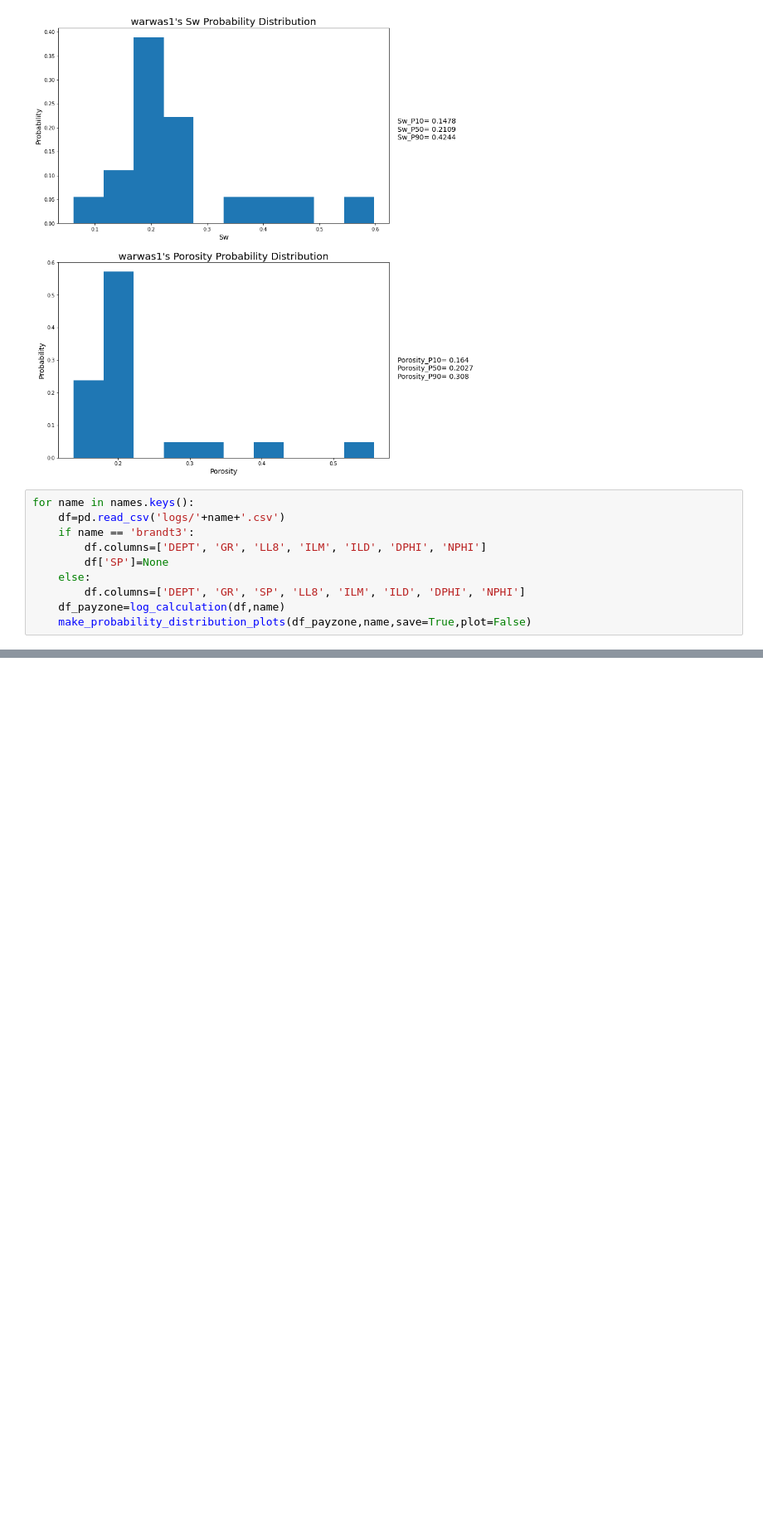
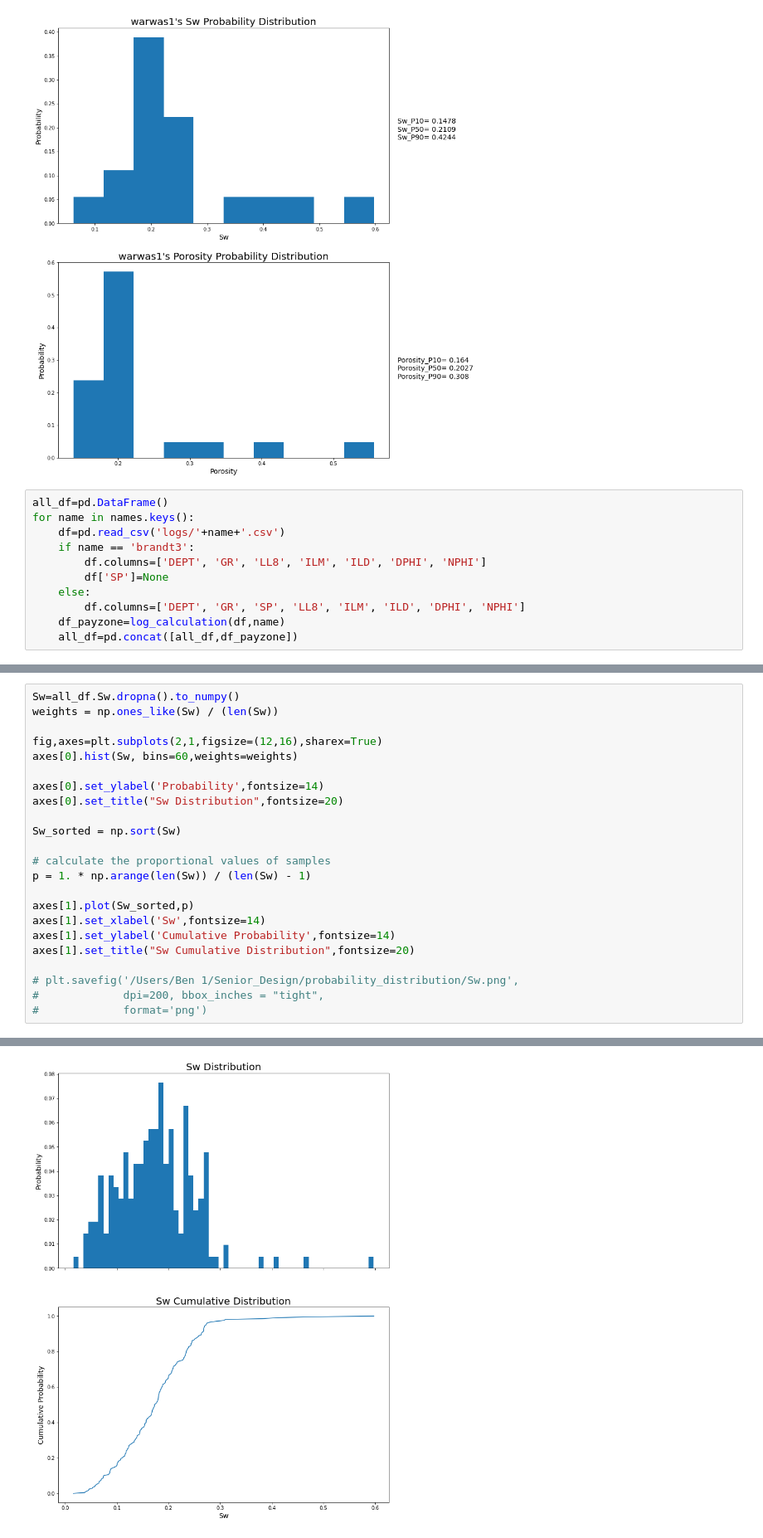
Before and after one commit to zzk413/PGE_Senior_Design_2021_Fall, a Jupyter notebook: Log_interpretation.ipynb, the cells around one changed output, grey strips where cells are left out. Shown at 83% size. Drawn from its saved outputs; the diff is of its cells as text; blank space fills up the shorter version.

Commit message:
daigle said do it like this

```diff
--- a/Log_interpretation.ipynb
+++ b/Log_interpretation.ipynb
@@ -59,6 +59,7 @@ make_probability_distribution_plots(df_payzone,name,save=True,plot=False)
 # %% [output]
 [figure]
 # %%
+all_df=pd.DataFrame()
 for name in names.keys():
     df=pd.read_csv('logs/'+name+'.csv')
     if name == 'brandt3':
@@ -67,5 +68,5 @@ for name in names.keys():
     else:
         df.columns=['DEPT', 'GR', 'SP', 'LL8', 'ILM', 'ILD', 'DPHI', 'NPHI']
     df_payzone=log_calculation(df,name)
-    make_probability_distribution_plots(df_payzone,name,save=True,plot=False)
+    all_df=pd.concat([all_df,df_payzone])
 # %% [output]
@@ -85,0 +86,24 @@ for name in names.keys():
+# %%
+Sw=all_df.Sw.dropna().to_numpy()
+weights = np.ones_like(Sw) / (len(Sw))
+
+fig,axes=plt.subplots(2,1,figsize=(12,16),sharex=True)
+axes[0].hist(Sw, bins=60,weights=weights)
+
+axes[0].set_ylabel('Probability',fontsize=14)
+axes[0].set_title("Sw Distribution",fontsize=20)
+
+Sw_sorted = np.sort(Sw)
+
+# calculate the proportional values of samples
+p = 1. * np.arange(len(Sw)) / (len(Sw) - 1)
+
+axes[1].plot(Sw_sorted,p)
+axes[1].set_xlabel('Sw',fontsize=14)
+axes[1].set_ylabel('Cumulative Probability',fontsize=14)
+axes[1].set_title("Sw Cumulative Distribution",fontsize=20)
+
+# plt.savefig('/Users/Ben 1/Senior_Design/probability_distribution/Sw.png',
+#             dpi=200, bbox_inches = "tight",
+#             format='png')
+# %% [output]
@@ -85,0 +111 @@ for name in names.keys():
+[figure, added]
```
Also changed, not shown: parts of 5 cells of this notebook, 1 other file.
